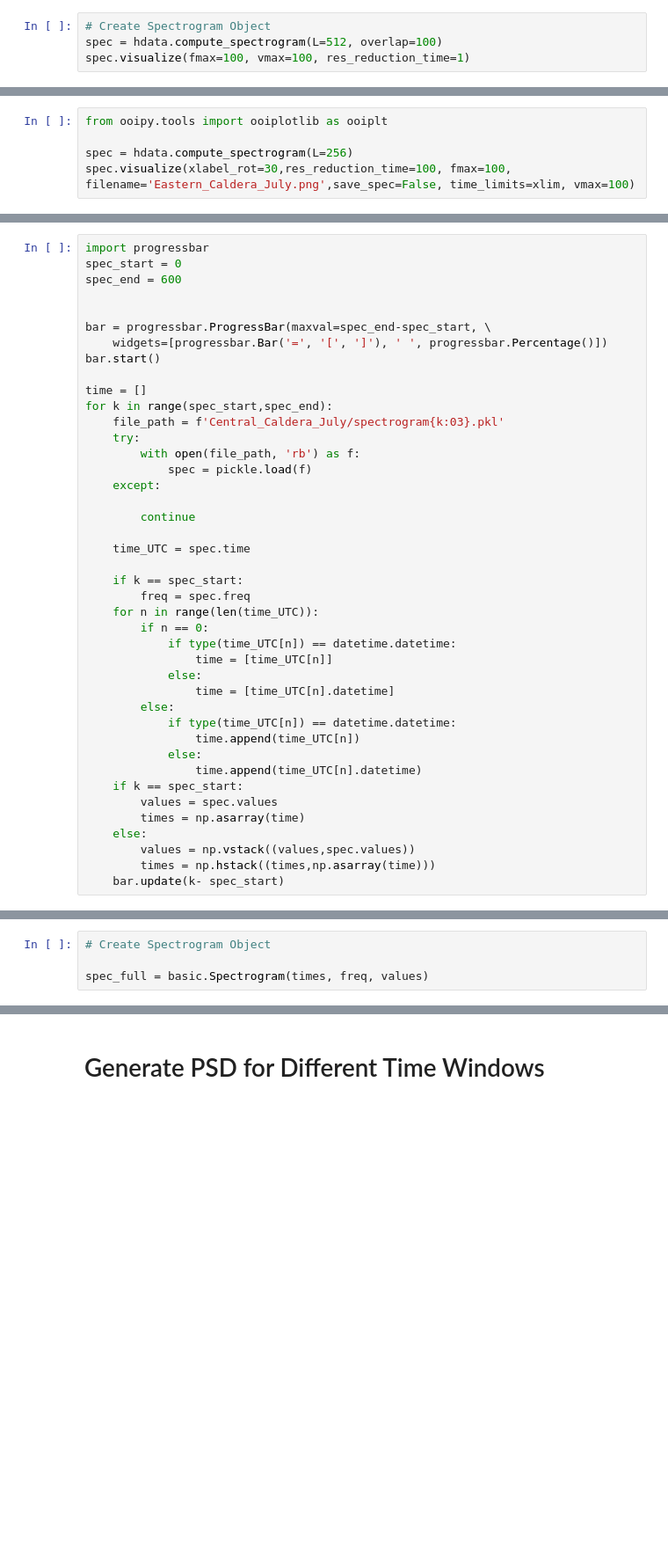
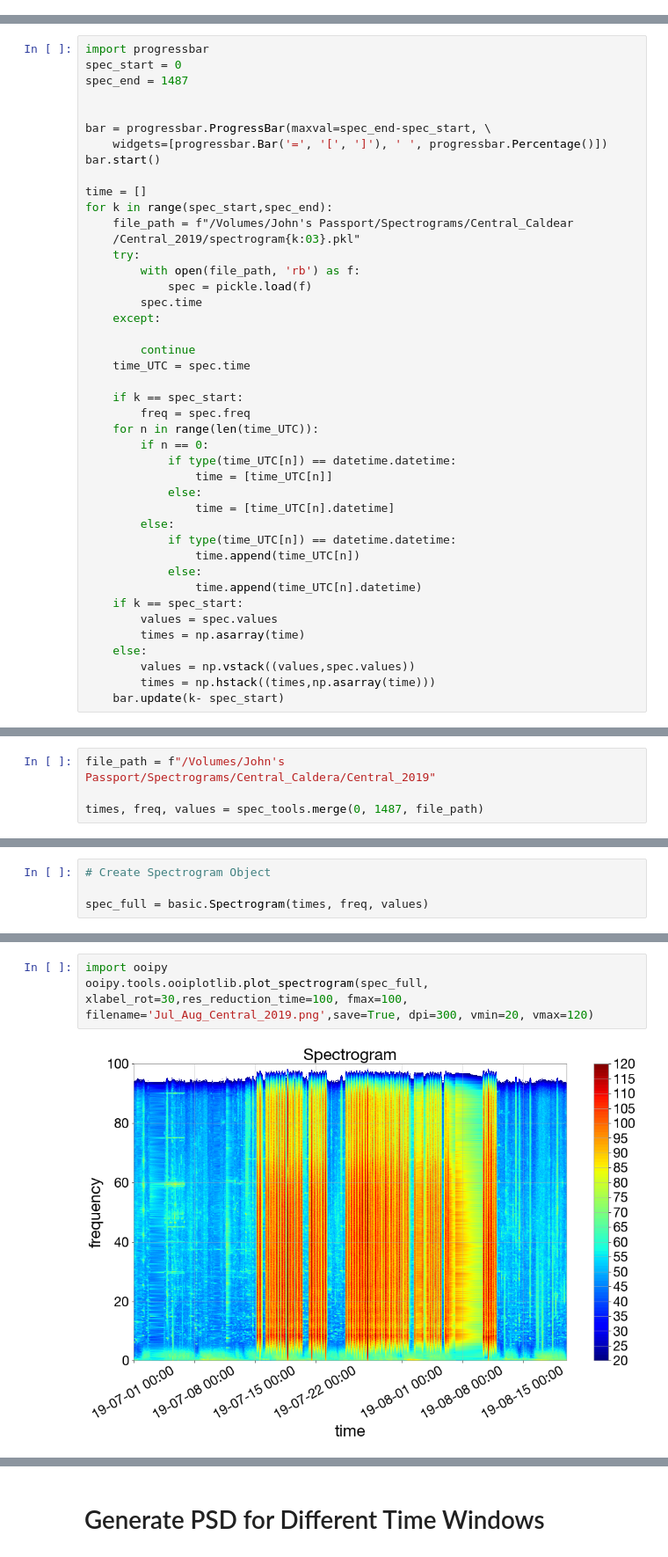
Before and after one commit to John-Ragland/compute_spectrogams, a Jupyter notebook: compute_spectrogram.ipynb, the cells around one changed output, grey strips where cells are left out. Shown at 88% size. Cells and saved outputs as stored; diff of their text form; blank space fills up the shorter version.

```diff
--- a/compute_spectrogram.ipynb
+++ b/compute_spectrogram.ipynb
@@ -79,4 +32,0 @@ array([datetime.datetime(2017, 3, 19, 11, 0),
-# %%
-# Create Spectrogram Object
-spec = hdata.compute_spectrogram(L=512, overlap=100)
-spec.visualize(fmax=100, vmax=100, res_reduction_time=1)
@@ -86,5 +32,0 @@ TypeError: Input z must be at least a (2, 2) shaped array, but has shape (257, 1
-# %%
-from ooipy.tools import ooiplotlib as ooiplt
-
-spec = hdata.compute_spectrogram(L=256)
-spec.visualize(xlabel_rot=30,res_reduction_time=100, fmax=100, filename='Eastern_Caldera_July.png',save_spec=False, time_limits=xlim, vmax=100)
@@ -100,7 +35,7 @@ spec
 # %%
 import progressbar
 spec_start = 0
-spec_end = 600
+spec_end = 1487
 
 
 bar = progressbar.ProgressBar(maxval=spec_end-spec_start, \
@@ -109,14 +44,15 @@ bar.start()
 
 time = []
 for k in range(spec_start,spec_end):
-    file_path = f'Central_Caldera_July/spectrogram{k:03}.pkl'
+    file_path = f"/Volumes/John's Passport/Spectrograms/Central_Caldear
+    /Central_2019/spectrogram{k:03}.pkl"
     try:
         with open(file_path, 'rb') as f:
             spec = pickle.load(f)
+        spec.time
     except:
 
         continue
-
     time_UTC = spec.time
 
     if k == spec_start:
@@ -143,0 +80,4 @@ for k in range(spec_start,spec_end):
+# %%
+file_path = f"/Volumes/John's Passport/Spectrograms/Central_Caldera/Central_2019"
+
+times, freq, values = spec_tools.merge(0, 1487, file_path)
@@ -181,0 +141,5 @@ spec_full.visualize(xlabel_rot=30,res_reduction_time=10, fmax=100, filename='Sou
+# %%
+import ooipy
+ooipy.tools.ooiplotlib.plot_spectrogram(spec_full, xlabel_rot=30,res_reduction_time=100, fmax=100, filename='Jul_Aug_Central_2019.png',save=True, dpi=300, vmin=20, vmax=120)
+# %% [output]
+[figure, added]
```
Also changed, not shown: parts of 21 cells of this notebook, 7 other files.
